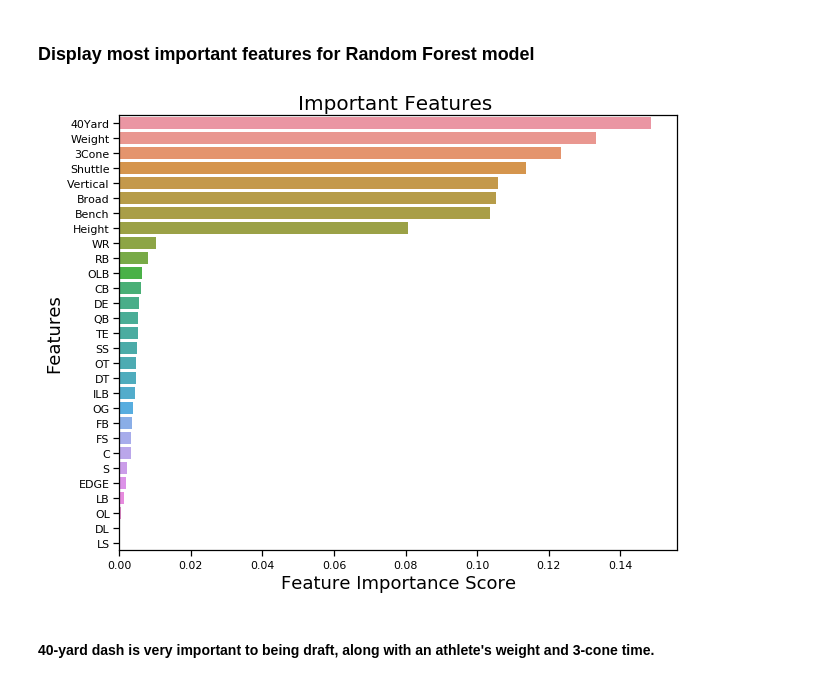
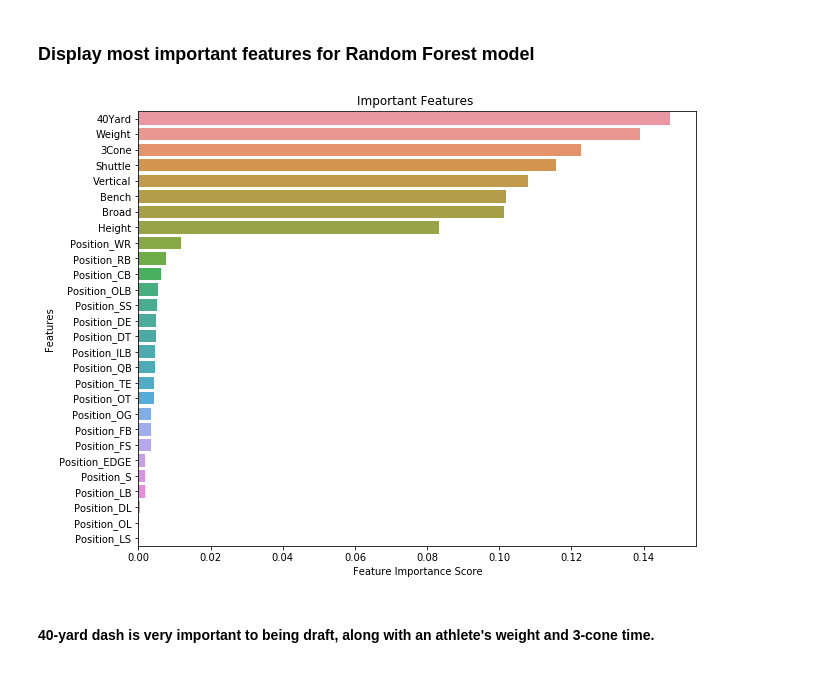
Before and after one commit to b-gar/NFL-Combine, a Jupyter notebook: combine.ipynb, the cells around one changed output. Saved outputs shown, nothing was run; the diff lists cells and outputs as text; code cells hidden in the pictures.

Commit message:
fixed get dummies drop to drop redundant columns

```diff
--- a/combine.ipynb
+++ b/combine.ipynb
@@ -243,0 +279,2 @@ dfohe = dfohe.drop(['Feet', 'Inches', 'Position', 'ID'], axis = 1)
+# %%
+dfohe = pd.get_dummies(df.drop(['School','Name'], axis=1), drop_first=True)
@@ -272,5 +325,4 @@ dfclean.head()
 
 ### Get feature variables for machine learning
 # %%
-x = dfclean.drop(['School', 'Name', 'Drafted'], axis = 1)
-X = x.values
+X = dfclean.drop('Drafted', axis=1).values
@@ -277,5 +333,4 @@ X = x.values
 # %% [markdown]
 ### Get target variable for machine learning
 # %%
-y = dfclean.Drafted
-Y = y.values
+y = dfclean['Drafted'].values
@@ -308,14 +367,14 @@ knnfpr = []
 _Prints out a confusion matrix, the TPR/TNR/FNR/FPR, and the accuracy. The top-right value in the confusion matrix are athletes we predicted not to get drafted and were actually drafted i.e. false positives)_
 # %%
 kf = KFold(n_splits=10)
-for k, (train, test) in enumerate(kf.split(X, Y)):
+for k, (train, test) in enumerate(kf.split(X, y)):
 
     # Logistic Regression
     print("\n")
     print("===== Logistic Regression =====")
-    logreg.fit(X[train], Y[train])
+    logreg.fit(X[train], y[train])
     logpred = logreg.predict(X[test])
-    logcm = confusion_matrix(Y[test], logpred)
+    logcm = confusion_matrix(y[test], logpred)
     logtn,logfp,logfn,logtp = logcm.ravel()
     print("Sensitivity: " + str(round(logtp/(logtp+logfn),2)))
     print("Specificity: " + str(round(logtn/(logtn+logfp),2)))
@@ -323,17 +382,17 @@ for k, (train, test) in enumerate(kf.split(X, Y)):
     print("False Positive Rate: " + str(round(logfp/(logfp+logtn),2)))
     print(logcm)
     logf = logfp/(logfp+logtn)
-    loga = metrics.accuracy_score(Y[test], logpred)
+    loga = metrics.accuracy_score(y[test], logpred)
     logfpr.append(logf)
     logacc.append(loga)
-    print("Accuracy:", round(metrics.accuracy_score(Y[test], logpred),2))
+    print("Accuracy:", round(metrics.accuracy_score(y[test], logpred),2))
 
     # Random Forest
     print("\n")
     print("===== Random Forest =====")
-    rf.fit(X[train], Y[train])
+    rf.fit(X[train], y[train])
     rfpred = rf.predict(X[test])
-    rfcm = confusion_matrix(Y[test], rfpred)
+    rfcm = confusion_matrix(y[test], rfpred)
     rftn,rffp,rffn,rftp = rfcm.ravel()
     print("Sensitivity: " + str(round(rftp/(rftp+rffn),2)))
     print("Specificity: " + str(round(rftn/(rftn+rffp),2)))
@@ -341,17 +400,17 @@ for k, (train, test) in enumerate(kf.split(X, Y)):
     print("False Positive Rate: " + str(round(rffp/(rffp+rftn),2)))
     print(rfcm)
     rff = rffp/(rffp+rftn)
-    rfa = metrics.accuracy_score(Y[test], rfpred)
+    rfa = metrics.accuracy_score(y[test], rfpred)
     rffpr.append(rff)
     rfacc.append(rfa)
-    print("Accuracy:", round(metrics.accuracy_score(Y[test], rfpred),2))
+    print("Accuracy:", round(metrics.accuracy_score(y[test], rfpred),2))
 
     # Naive Bayes
     print("\n")
     print("===== Naive Bayes =====")
-    gnb.fit(X[train], Y[train])
+    gnb.fit(X[train], y[train])
     gnbpred = gnb.predict(X[test])
-    gnbcm = confusion_matrix(Y[test], gnbpred)
+    gnbcm = confusion_matrix(y[test], gnbpred)
     gnbtn,gnbfp,gnbfn,gnbtp = gnbcm.ravel()
     print("Sensitivity: " + str(round(gnbtp/(gnbtp+gnbfn),2)))
     print("Specificity: " + str(round(gnbtn/(gnbtn+gnbfp),2)))
@@ -359,17 +418,17 @@ for k, (train, test) in enumerate(kf.split(X, Y)):
     print("False Positive Rate: " + str(round(gnbfp/(gnbfp+gnbtn),2)))
     print(gnbcm)
     gnbf = gnbfp/(gnbfp+gnbtn)
-    gnba = metrics.accuracy_score(Y[test], gnbpred)
+    gnba = metrics.accuracy_score(y[test], gnbpred)
     gnbfpr.append(gnbf)
     gnbacc.append(gnba)
-    print("Accuracy:", round(metrics.accuracy_score(Y[test], gnbpred),2))
+    print("Accuracy:", round(metrics.accuracy_score(y[test], gnbpred),2))
 
     # KNN
     print("\n")
     print("===== K-Nearest Neighbors =====")
-    knn.fit(X[train], Y[train])
+    knn.fit(X[train], y[train])
     knnpred = knn.predict(X[test])
-    knncm = confusion_matrix(Y[test], knnpred)
+    knncm = confusion_matrix(y[test], knnpred)
     knntn,knnfp,knnfn,knntp = knncm.ravel()
     print("Sensitivity: " + str(round(knntp/(knntp+knnfn),2)))
     print("Specificity: " + str(round(knntn/(knntn+knnfp),2)))
@@ -377,10 +436,10 @@ for k, (train, test) in enumerate(kf.split(X, Y)):
     print("False Positive Rate: " + str(round(knnfp/(knnfp+knntn),2)))
     print(knncm)
     knnf = knnfp/(knnfp+knntn)
-    knna = metrics.accuracy_score(Y[test], knnpred)
+    knna = metrics.accuracy_score(y[test], knnpred)
     knnfpr.append(knnf)
     knnacc.append(knna)
-    print("Accuracy:", round(metrics.accuracy_score(Y[test], knnpred),2))
+    print("Accuracy:", round(metrics.accuracy_score(y[test], knnpred),2))
 # %% [output]
 ===== Logistic Regression =====
 Sensitivity: 0.98
@@ -488,15 +547,15 @@ LogisticRegression       RandomForest  -0.0046    0.9 -0.0546  0.0453  False
 # %% [markdown]
 ### Display most important features for Random Forest model
 # %%
-feature_imp = pd.Series(rf.feature_importances_, index = x.columns).sort_values(ascending = False)
+feature_imp = pd.Series(rf.feature_importances_, index = dfclean.drop('Drafted',axis=1).columns).sort_values(ascending = False)
 
 plt.figure(figsize=(10,8))
 sns.barplot(x = feature_imp, y = feature_imp.index)
 plt.xlabel('Feature Importance Score')
 plt.ylabel('Features')
 plt.title("Important Features ")
 plt.show()
 # %% [output]
-[figure, old version]
+[figure, new version]
 # %% [markdown]
 #### 40-yard dash is very important to being draft, along with an athlete's weight and 3-cone time.
```
Also changed, not shown: parts of 29 cells of this notebook.
